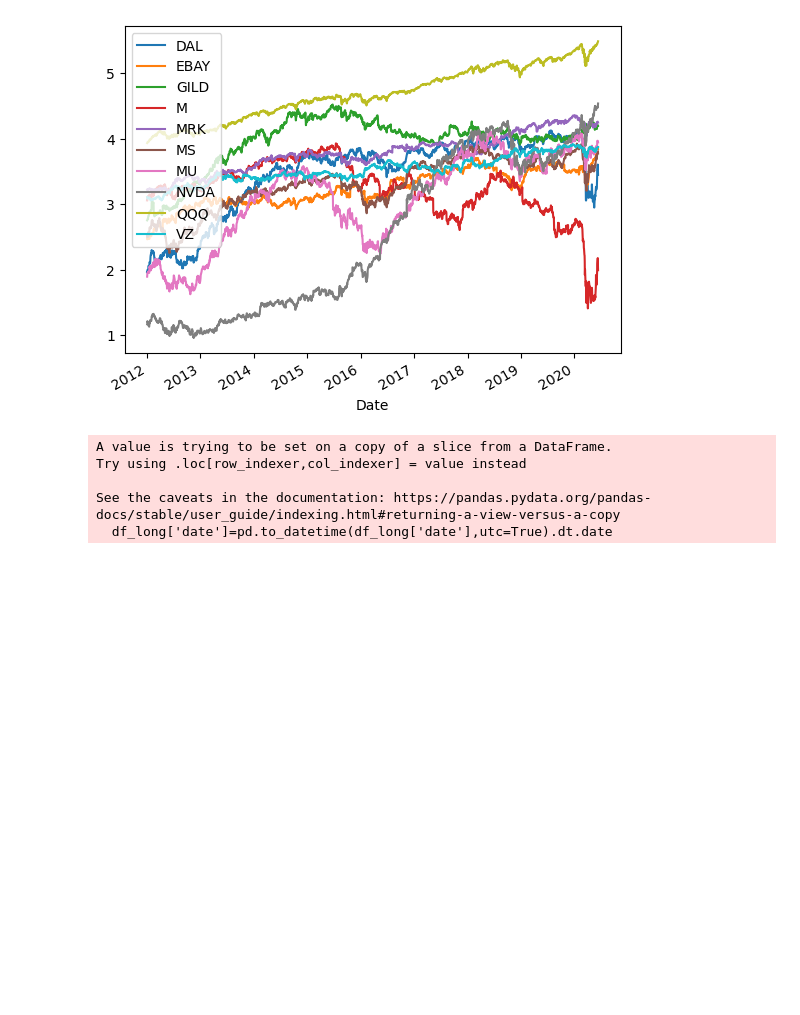
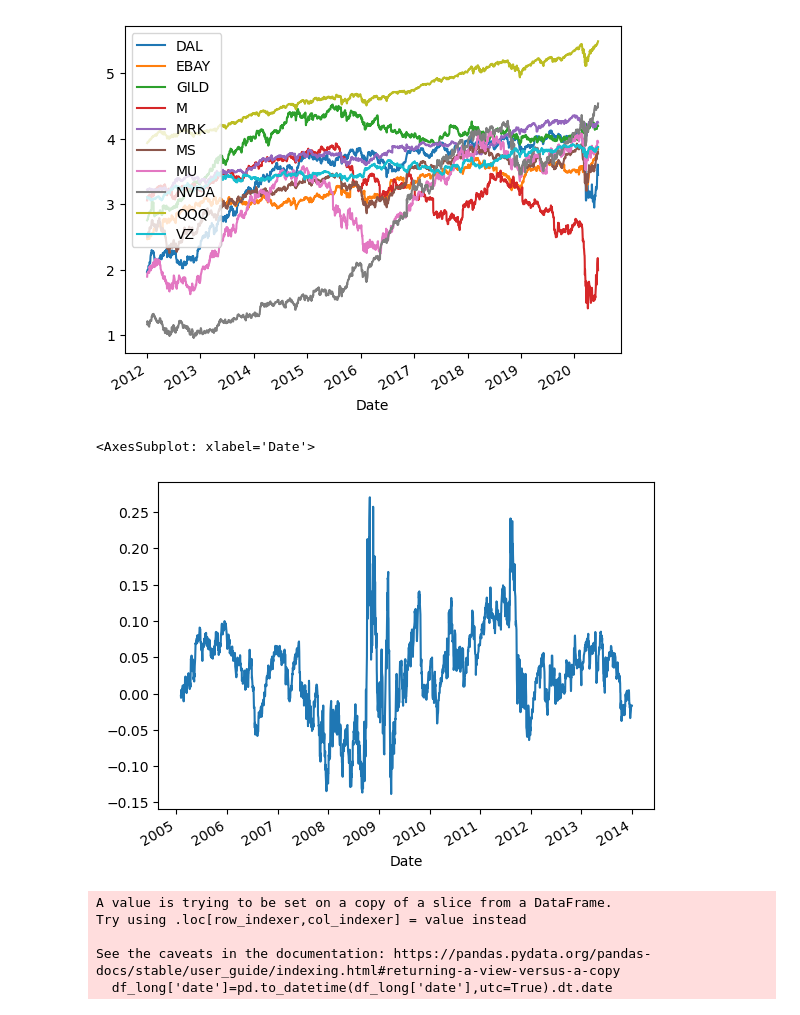
Before and after one commit to mingxi-liu-git/w266, a Jupyter notebook: project/test.ipynb, the cells around one changed output. Drawn from its saved outputs; the diff is of its cells as text; code cells hidden in the pictures; blank space fills up the shorter version.

```diff
--- a/project/test.ipynb
+++ b/project/test.ipynb
@@ -58,7 +58,7 @@ historical_data.head()
 # %%
 
 # List of tickers
-tickers = ['SPX']
+tickers = ['^SPX']
 
 # Define the start and end dates for the historical data
 start_date = '2005-01-01'
@@ -87,6 +80,15 @@ np.log(historical_data['Adj Close']).plot()
 # %% [output]
 <AxesSubplot: xlabel='Date'>
 [figure]
+# %%
+p=historical_data[historical_data['Volume']!=0]['Adj Close']
+# %%
+p=np.log(p)
+# %%
+(np.sign(p.diff(20)).shift(1)*p.diff()).cumsum().plot()
+# %% [output]
+<AxesSubplot: xlabel='Date'>
+[figure, added]
 # %%
 df_long=df[df['stock'].isin(['VZ', 'GILD', 'DAL', 'EBAY', 'M', 'QQQ', 'NVDA', 'MU', 'MS', 'MRK'])]
 # %%
```
Also changed, not shown: parts of 1 cell of this notebook, 2 other files.
